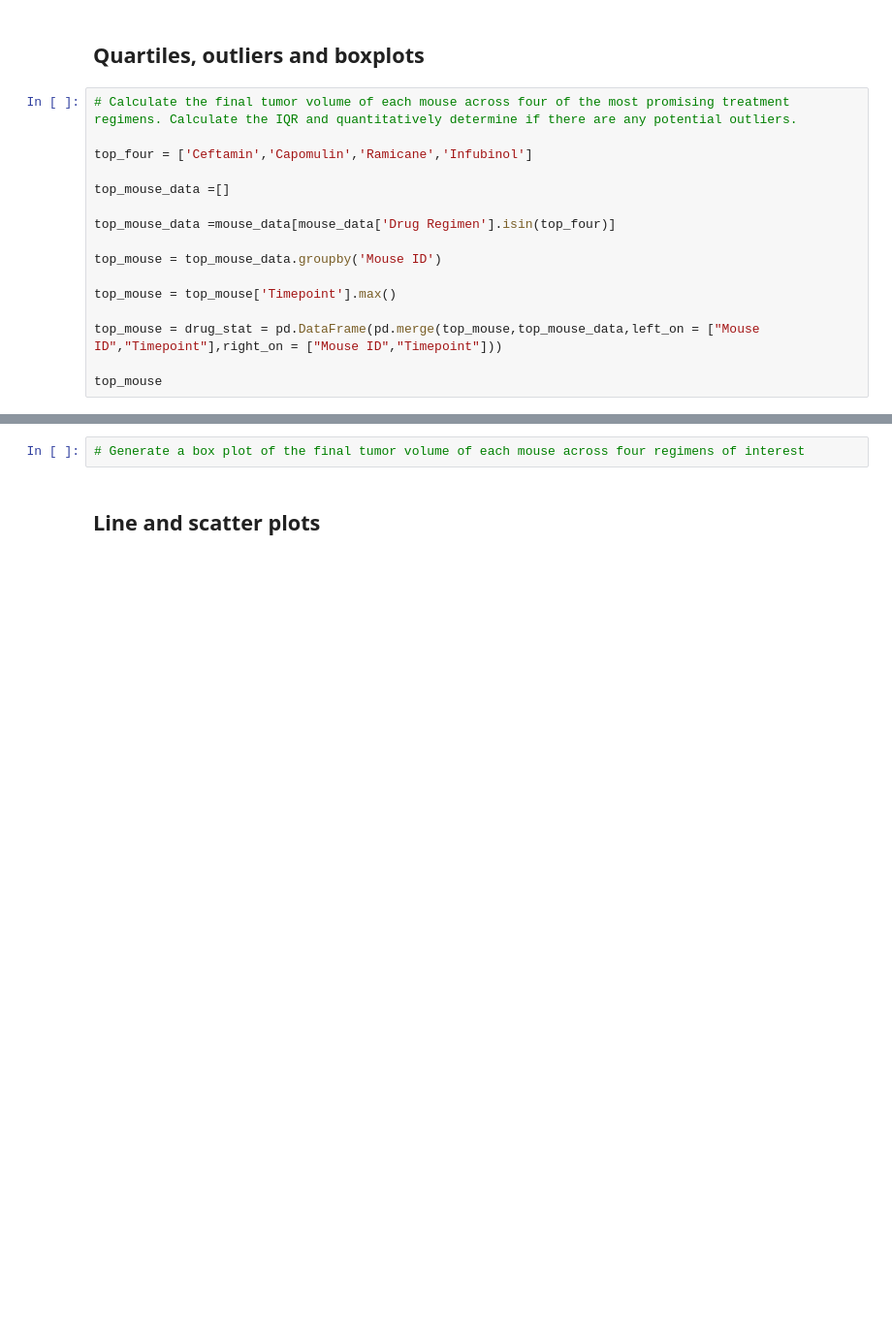
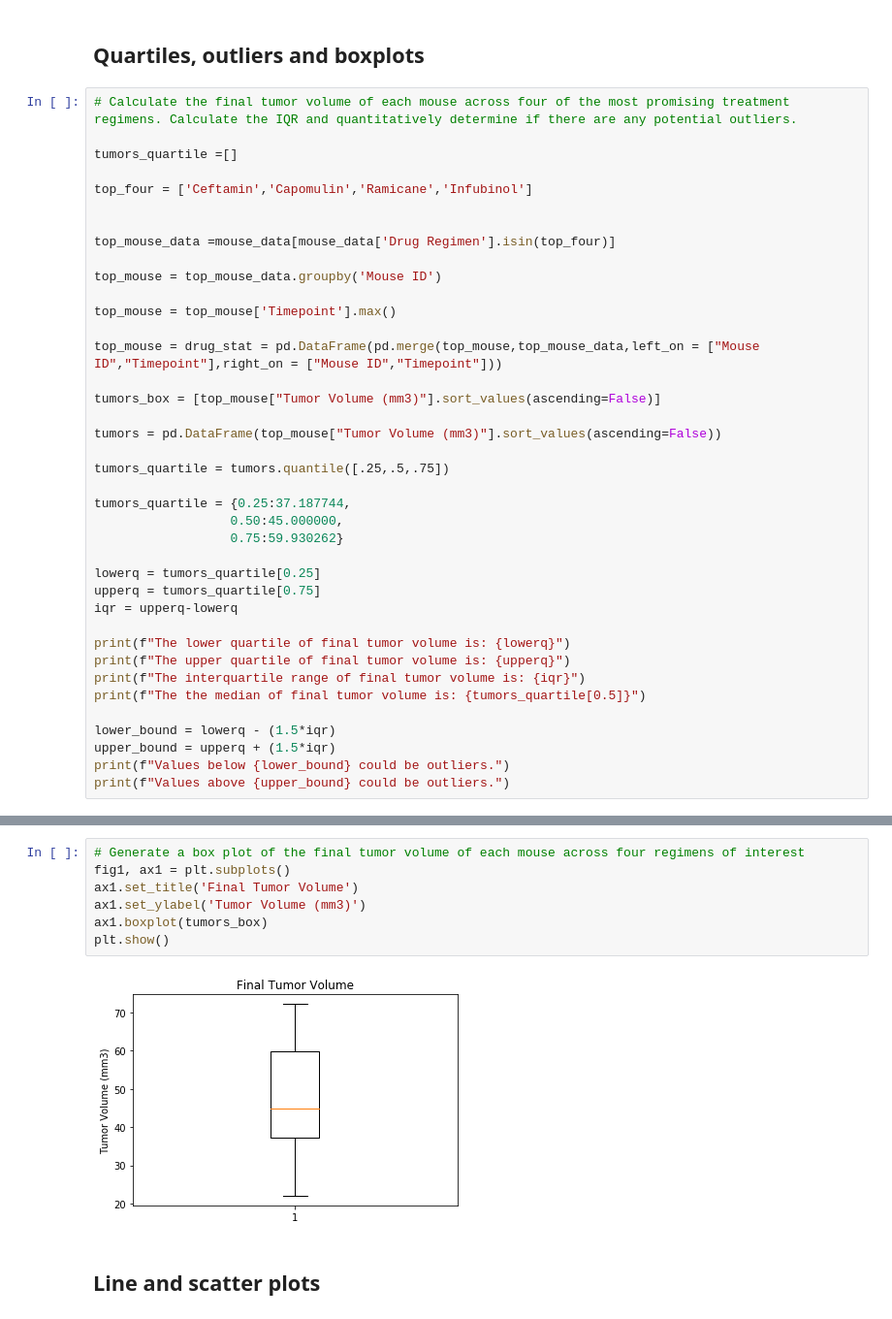
Before and after one commit to ayl0002/matplotlib_challenge, a Jupyter notebook: Matplotlib_Challenge/Pymaceuticals/pymaceuticals_starter.ipynb, the cells around one changed output, grey strips where cells are left out. Shown at 97% size. Saved outputs shown, nothing was run; the diff lists cells and outputs as text; blank space fills up the shorter version.

```diff
--- a/Matplotlib_Challenge/Pymaceuticals/pymaceuticals_starter.ipynb
+++ b/Matplotlib_Challenge/Pymaceuticals/pymaceuticals_starter.ipynb
@@ -185,9 +180,10 @@ pie
 # %%
 # Calculate the final tumor volume of each mouse across four of the most promising treatment regimens. Calculate the IQR and quantitatively determine if there are any potential outliers.
 
+tumors_quartile =[]
+
 top_four = ['Ceftamin','Capomulin','Ramicane','Infubinol']
 
-top_mouse_data =[]
 
 top_mouse_data =mouse_data[mouse_data['Drug Regimen'].isin(top_four)]
 
@@ -197,5 +193,27 @@ top_mouse = top_mouse['Timepoint'].max()
 
 top_mouse = drug_stat = pd.DataFrame(pd.merge(top_mouse,top_mouse_data,left_on = ["Mouse ID","Timepoint"],right_on = ["Mouse ID","Timepoint"]))
 
-top_mouse
+tumors_box = [top_mouse["Tumor Volume (mm3)"].sort_values(ascending=False)]
+
+tumors = pd.DataFrame(top_mouse["Tumor Volume (mm3)"].sort_values(ascending=False))
+
+tumors_quartile = tumors.quantile([.25,.5,.75])
+
+tumors_quartile = {0.25:37.187744,
+                  0.50:45.000000,
+                  0.75:59.930262}
+
+lowerq = tumors_quartile[0.25]
+upperq = tumors_quartile[0.75]
+iqr = upperq-lowerq
+
+print(f"The lower quartile of final tumor volume is: {lowerq}")
+print(f"The upper quartile of final tumor volume is: {upperq}")
+print(f"The interquartile range of final tumor volume is: {iqr}")
+print(f"The the median of final tumor volume is: {tumors_quartile[0.5]}")
+
+lower_bound = lowerq - (1.5*iqr)
+upper_bound = upperq + (1.5*iqr)
+print(f"Values below {lower_bound} could be outliers.")
+print(f"Values above {upper_bound} could be outliers.")
 # %% [output]
@@ -215,4 +226,11 @@ top_mouse
 # %%
 # Generate a box plot of the final tumor volume of each mouse across four regimens of interest
+fig1, ax1 = plt.subplots()
+ax1.set_title('Final Tumor Volume')
+ax1.set_ylabel('Tumor Volume (mm3)')
+ax1.boxplot(tumors_box)
+plt.show()
+# %% [output]
+[figure, added]
 # %% [markdown]
 ## Line and scatter plots
```
Also changed, not shown: parts of 9 cells of this notebook.
